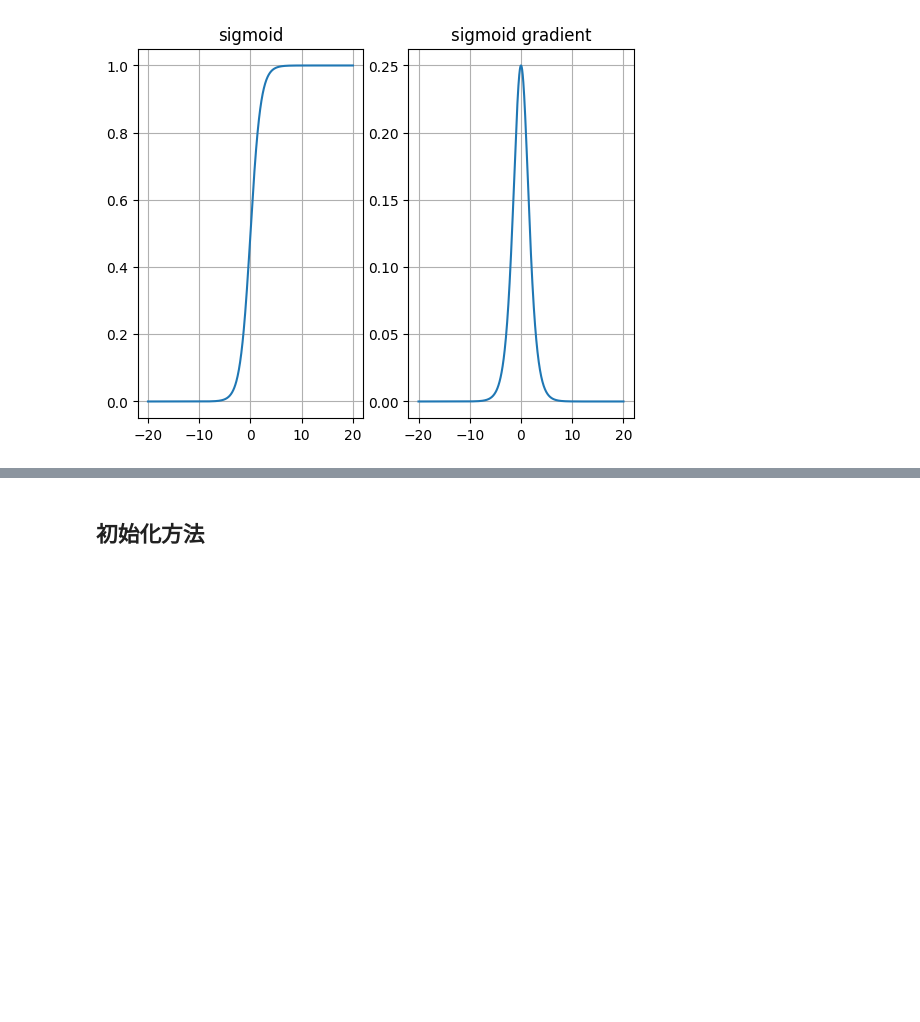
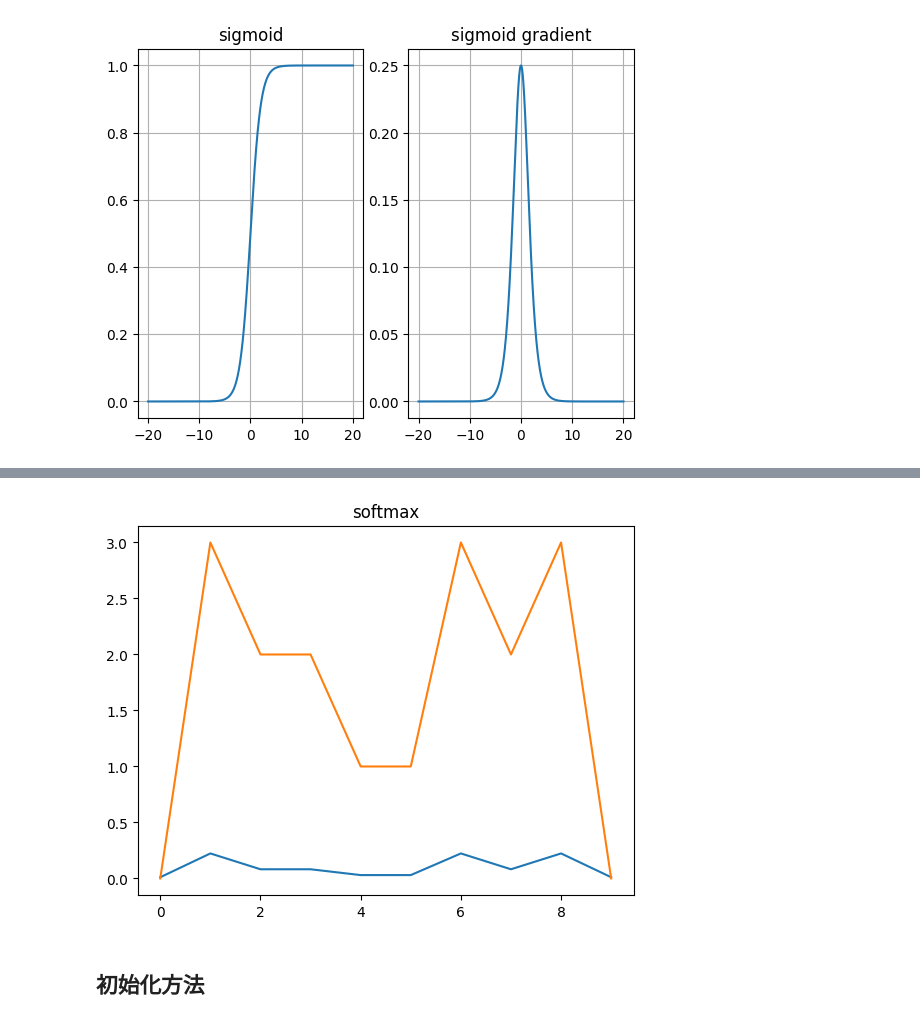
Before and after one commit to relax-hjy/imp, a Jupyter notebook: 深度学习/03-神经网络基础.ipynb, the cells around one changed output, grey strips where cells are left out. Drawn from its saved outputs; the diff is of its cells as text; code cells hidden in the pictures; blank space fills up the shorter version.

```diff
--- a/深度学习/3.神经网络基础.ipynb
+++ b/深度学习/03-神经网络基础.ipynb
@@ -56,3 +56,15 @@ axes[1].grid()
+# %%
+x=torch.linspace(0,9,10)
+
+logits=torch.randint(0,4,[10]).float()
+y=torch.softmax(logits,dim=0)
+
+plt.plot(x,logits)
+plt.plot(x,y)
+plt.title('softmax')
+plt.show()
+# %% [output]
+[figure, added]
 # %% [markdown]
 ## 初始化方法
 # %%
```
Also changed, not shown: parts of 3 cells of this notebook, 4 other files.
